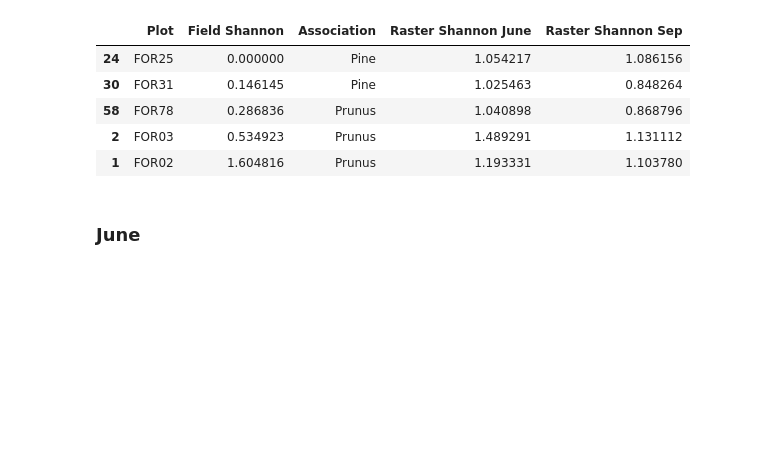
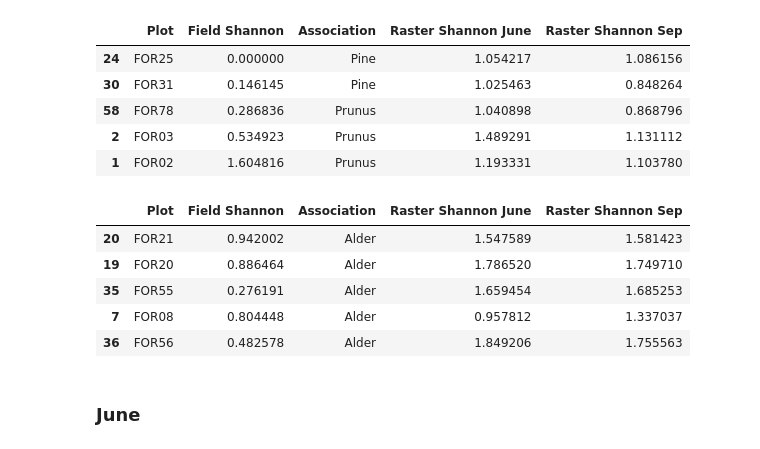
Before and after one commit to IAGO1215/TicinoBiodivMapBicocca, a Jupyter notebook: Python/10-2-Indices Comparison Others.ipynb, the cells around one changed output. Saved outputs shown, nothing was run; the diff lists cells and outputs as text; code cells hidden in the pictures; blank space fills up the shorter version.

```diff
--- a/Python/10-2-Indices Comparison Others.ipynb
+++ b/Python/10-2-Indices Comparison Others.ipynb
@@ -314,6 +314,17 @@ df_Shannon_1_Asso.tail()
 | 58 | FOR78 | 0.286836 | Prunus | 1.040898 | 0.868796 |
 | 2 | FOR03 | 0.534923 | Prunus | 1.489291 | 1.131112 |
 | 1 | FOR02 | 1.604816 | Prunus | 1.193331 | 1.103780 |
+# %%
+df_Shannon_1_Asso_NoZero = df_Shannon_1_Asso.copy()
+df_Shannon_1_Asso_NoZero = df_Shannon_1_Asso_NoZero.loc[df_Shannon_1_Asso_NoZero['Field Shannon']!=0]
+df_Shannon_1_Asso_NoZero.head()
+# %% [output]
+|  | Plot | Field Shannon | Association | Raster Shannon June | Raster Shannon Sep |
+| 20 | FOR21 | 0.942002 | Alder | 1.547589 | 1.581423 |
+| 19 | FOR20 | 0.886464 | Alder | 1.786520 | 1.749710 |
+| 35 | FOR55 | 0.276191 | Alder | 1.659454 | 1.685253 |
+| 7 | FOR08 | 0.804448 | Alder | 0.957812 | 1.337037 |
+| 36 | FOR56 | 0.482578 | Alder | 1.849206 | 1.755563 |
 # %% [markdown]
 ### June
 # %% [markdown]
```
Also changed, not shown: parts of 5 cells of this notebook, 22 other files.
